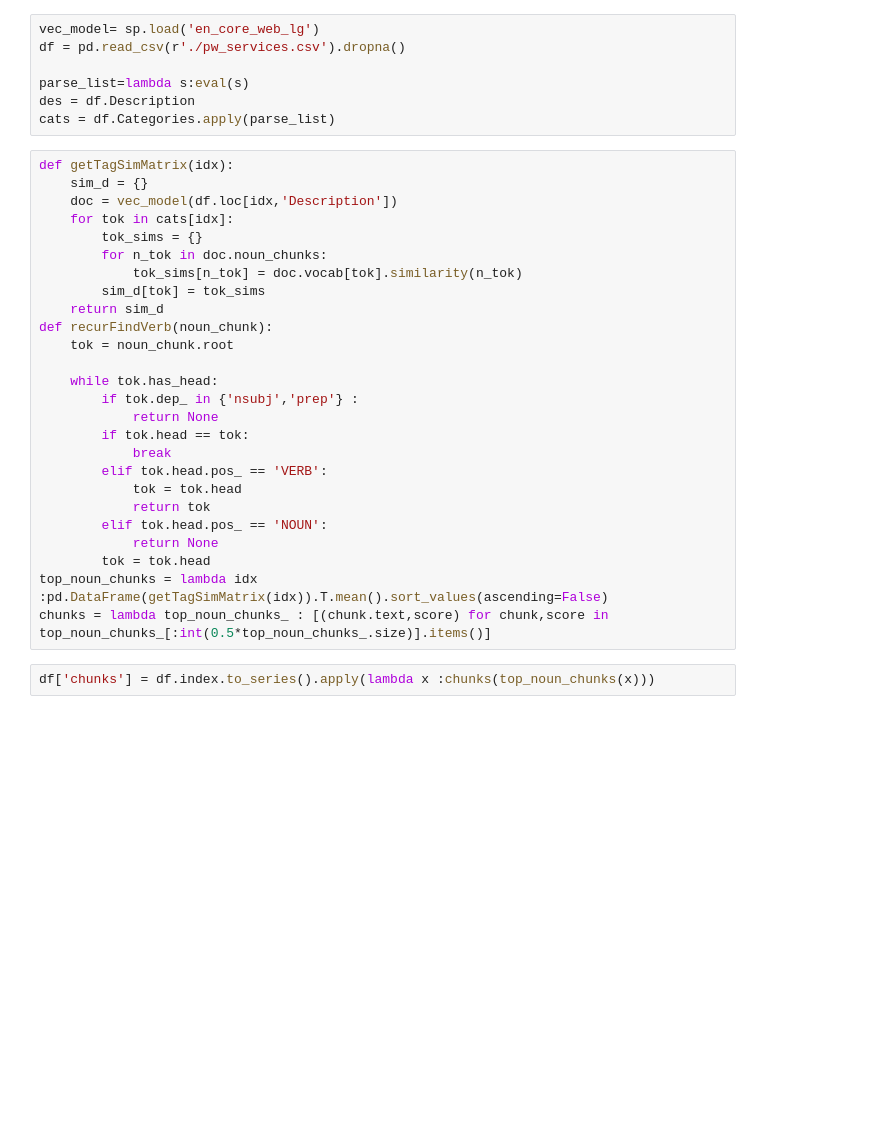
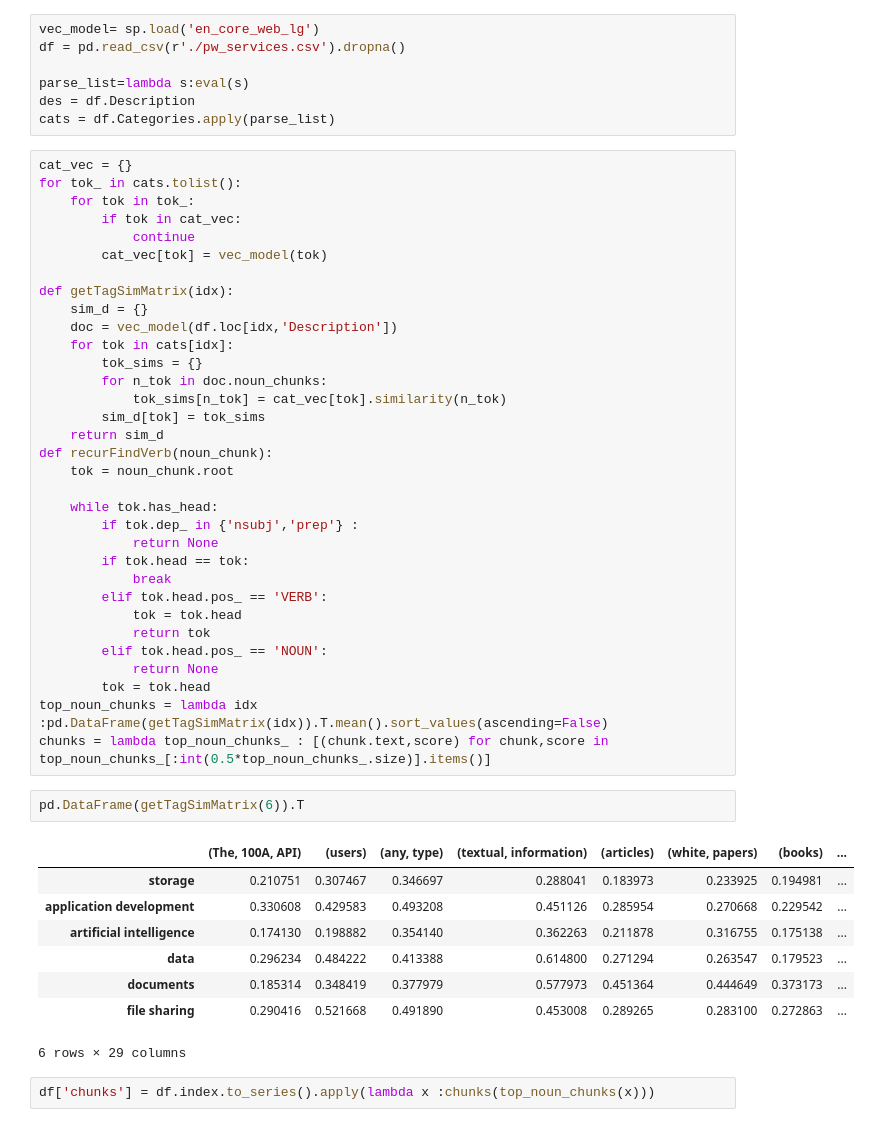
Before and after one commit to Ylizin/PWSim, a Jupyter notebook: experiment/data/filter_base_data.ipynb, the cells around one changed output. Drawn from its saved outputs; the diff is of its cells as text; blank space fills up the shorter version.

```diff
--- a/experiment/data/filter_base_data.ipynb
+++ b/experiment/data/filter_base_data.ipynb
@@ -16,13 +16,20 @@ parse_list=lambda s:eval(s)
 des = df.Description
 cats = df.Categories.apply(parse_list)
 # %%
+cat_vec = {}
+for tok_ in cats.tolist():
+    for tok in tok_:
+        if tok in cat_vec:
+            continue
+        cat_vec[tok] = vec_model(tok)
+
 def getTagSimMatrix(idx):
     sim_d = {}
     doc = vec_model(df.loc[idx,'Description'])
     for tok in cats[idx]:
         tok_sims = {}
         for n_tok in doc.noun_chunks:
-            tok_sims[n_tok] = doc.vocab[tok].similarity(n_tok)
+            tok_sims[n_tok] = cat_vec[tok].similarity(n_tok)
         sim_d[tok] = tok_sims
     return sim_d
 def recurFindVerb(noun_chunk):
@@ -41,5 +48,16 @@ def recurFindVerb(noun_chunk):
         tok = tok.head
 top_noun_chunks = lambda idx :pd.DataFrame(getTagSimMatrix(idx)).T.mean().sort_values(ascending=False)
 chunks = lambda top_noun_chunks_ : [(chunk.text,score) for chunk,score in top_noun_chunks_[:int(0.5*top_noun_chunks_.size)].items()]
+# %%
+pd.DataFrame(getTagSimMatrix(6)).T
+# %% [output]
+|  | (The, 100A, API) | (users) | (any, type) | (textual, information) | (articles) | (white, papers) | (books) | ... |
+| storage | 0.210751 | 0.307467 | 0.346697 | 0.288041 | 0.183973 | 0.233925 | 0.194981 | ... |
+| application development | 0.330608 | 0.429583 | 0.493208 | 0.451126 | 0.285954 | 0.270668 | 0.229542 | ... |
+| artificial intelligence | 0.174130 | 0.198882 | 0.354140 | 0.362263 | 0.211878 | 0.316755 | 0.175138 | ... |
+| data | 0.296234 | 0.484222 | 0.413388 | 0.614800 | 0.271294 | 0.263547 | 0.179523 | ... |
+| documents | 0.185314 | 0.348419 | 0.377979 | 0.577973 | 0.451364 | 0.444649 | 0.373173 | ... |
+| file sharing | 0.290416 | 0.521668 | 0.491890 | 0.453008 | 0.289265 | 0.283100 | 0.272863 | ... |
+6 rows × 29 columns
 # %%
 df['chunks'] = df.index.to_series().apply(lambda x :chunks(top_noun_chunks(x)))
```
Also changed, not shown: parts of 1 cell of this notebook, 24 other files.
